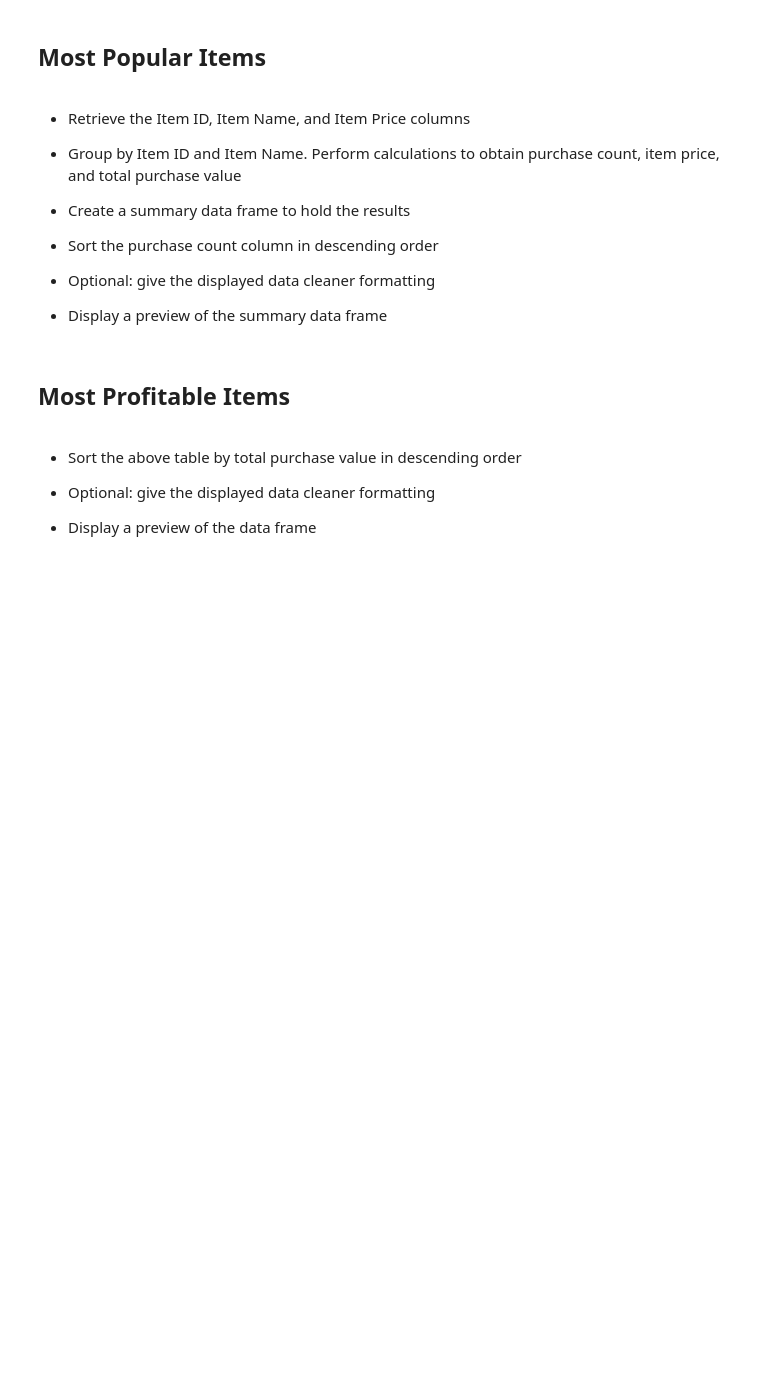
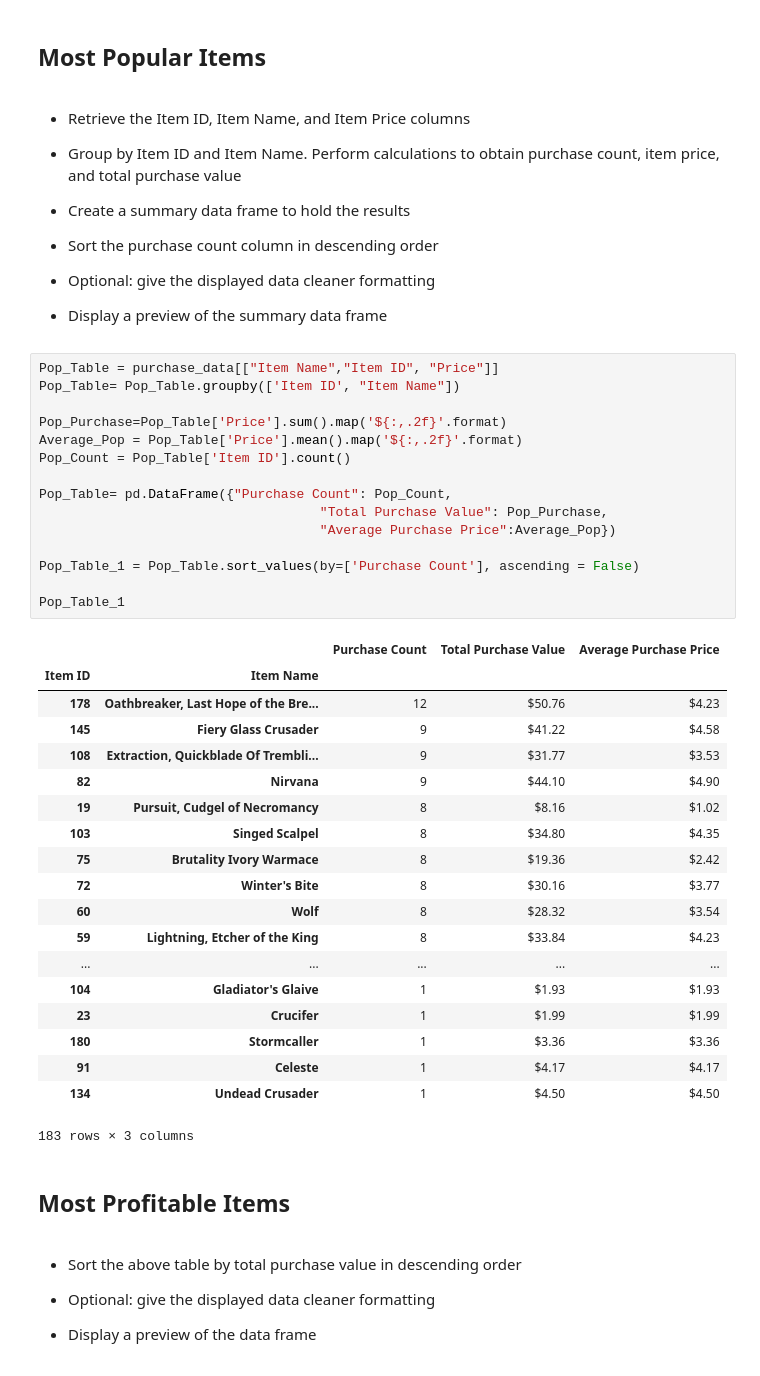
Before and after one commit to kcmillie/HeroesofPymolie, a Jupyter notebook: HeroesOfPymoli_starter.ipynb, the cells around one changed output. Cells and saved outputs as stored; diff of their text form; blank space fills up the shorter version.

```diff
--- a/HeroesOfPymoli_starter.ipynb
+++ b/HeroesOfPymoli_starter.ipynb
@@ -308,6 +297,41 @@ Name: Price, dtype: float64
 
 
 * Display a preview of the summary data frame
+# %%
+Pop_Table = purchase_data[["Item Name","Item ID", "Price"]]
+Pop_Table= Pop_Table.groupby(['Item ID', "Item Name"])
+
+Pop_Purchase=Pop_Table['Price'].sum().map('${:,.2f}'.format)
+Average_Pop = Pop_Table['Price'].mean().map('${:,.2f}'.format)
+Pop_Count = Pop_Table['Item ID'].count()
+
+Pop_Table= pd.DataFrame({"Purchase Count": Pop_Count,
+                                    "Total Purchase Value": Pop_Purchase,
+                                    "Average Purchase Price":Average_Pop})
+
+Pop_Table_1 = Pop_Table.sort_values(by=['Purchase Count'], ascending = False)
+
+Pop_Table_1
+# %% [output]
+|  |  | Purchase Count | Total Purchase Value | Average Purchase Price |
+| Item ID | Item Name |  |  |  |
+| 178 | Oathbreaker, Last Hope of the Bre... | 12 | $50.76 | $4.23 |
+| 145 | Fiery Glass Crusader | 9 | $41.22 | $4.58 |
+| 108 | Extraction, Quickblade Of Trembli... | 9 | $31.77 | $3.53 |
+| 82 | Nirvana | 9 | $44.10 | $4.90 |
+| 19 | Pursuit, Cudgel of Necromancy | 8 | $8.16 | $1.02 |
+| 103 | Singed Scalpel | 8 | $34.80 | $4.35 |
+| 75 | Brutality Ivory Warmace | 8 | $19.36 | $2.42 |
+| 72 | Winter's Bite | 8 | $30.16 | $3.77 |
+| 60 | Wolf | 8 | $28.32 | $3.54 |
+| 59 | Lightning, Etcher of the King | 8 | $33.84 | $4.23 |
+| ... | ... | ... | ... | ... |
+| 104 | Gladiator's Glaive | 1 | $1.93 | $1.93 |
+| 23 | Crucifer | 1 | $1.99 | $1.99 |
+| 180 | Stormcaller | 1 | $3.36 | $3.36 |
+| 91 | Celeste | 1 | $4.17 | $4.17 |
+| 134 | Undead Crusader | 1 | $4.50 | $4.50 |
+183 rows × 3 columns
 # %% [markdown]
 ## Most Profitable Items
 # %% [markdown]
```
Also changed, not shown: parts of 3 cells of this notebook.
